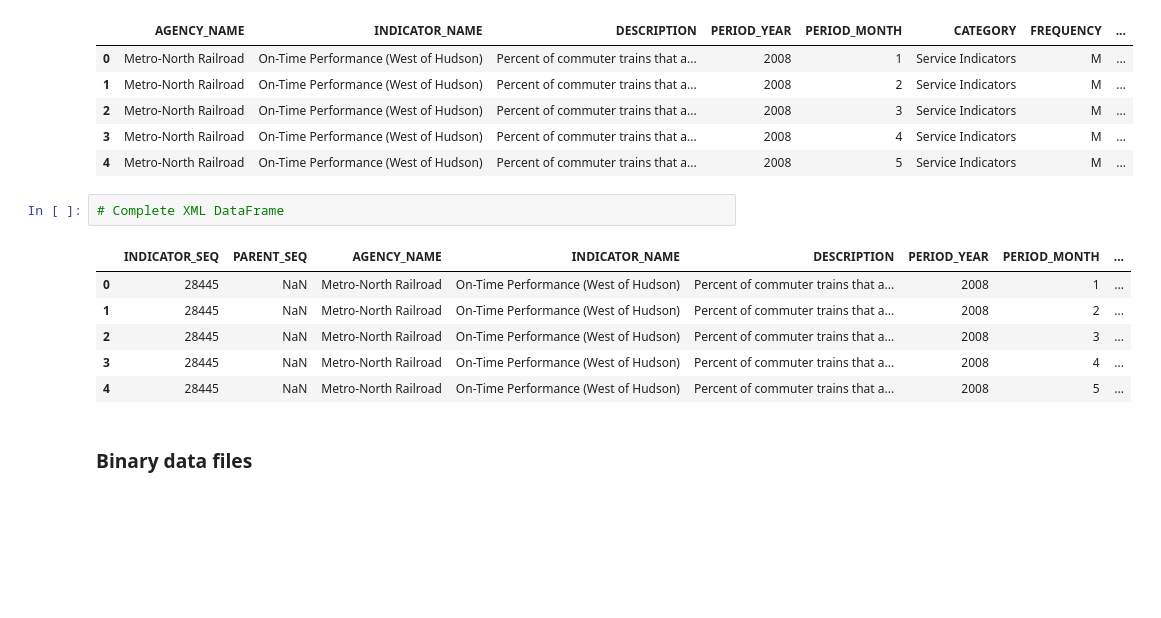
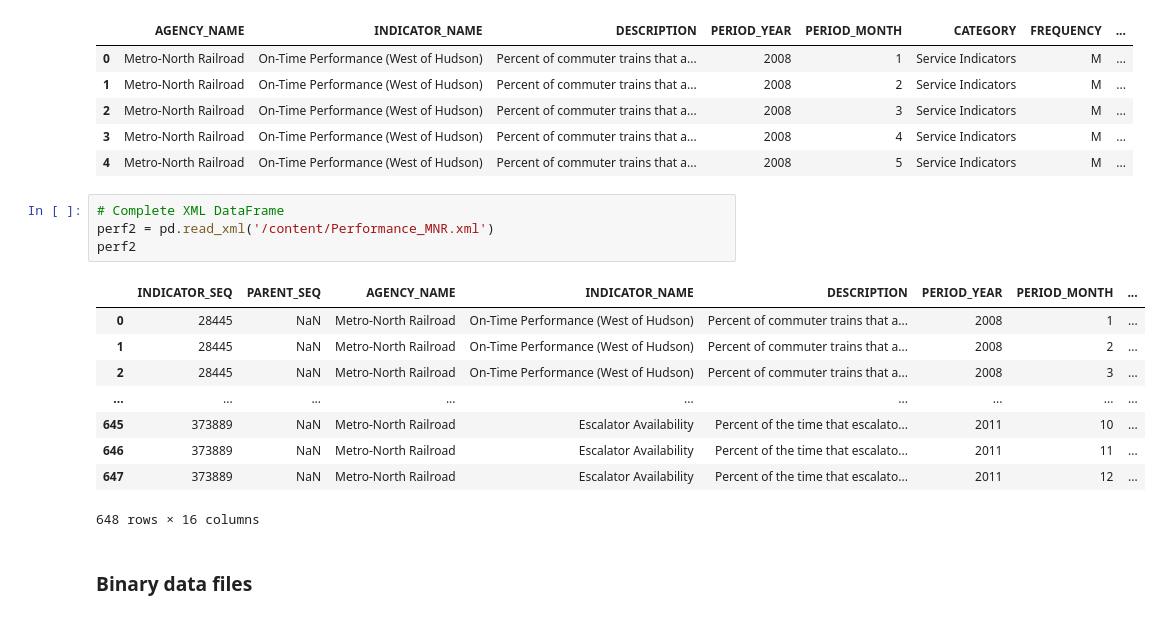
Before and after one commit to Kamarul891212/STQD6014_Data_Science_P132829, a Jupyter notebook: P132829_Week08_DataLoading_Storage_WC_20231129.ipynb, the cells around one changed output. Saved outputs shown, nothing was run; the diff lists cells and outputs as text; blank space fills up the shorter version.

```diff
--- a/P132829_Week08_DataLoading_Storage_WC_20231129.ipynb
+++ b/P132829_Week08_DataLoading_Storage_WC_20231129.ipynb
@@ -679,13 +686,18 @@ perf
 | 4 | Metro-North Railroad | On-Time Performance (West of Hudson) | Percent of commuter trains that a... | 2008 | 5 | Service Indicators | M | ... |
 # %%
 # Complete XML DataFrame
+perf2 = pd.read_xml('/content/Performance_MNR.xml')
+perf2
 # %% [output]
 |  | INDICATOR_SEQ | PARENT_SEQ | AGENCY_NAME | INDICATOR_NAME | DESCRIPTION | PERIOD_YEAR | PERIOD_MONTH | ... |
 | 0 | 28445 | NaN | Metro-North Railroad | On-Time Performance (West of Hudson) | Percent of commuter trains that a... | 2008 | 1 | ... |
 | 1 | 28445 | NaN | Metro-North Railroad | On-Time Performance (West of Hudson) | Percent of commuter trains that a... | 2008 | 2 | ... |
 | 2 | 28445 | NaN | Metro-North Railroad | On-Time Performance (West of Hudson) | Percent of commuter trains that a... | 2008 | 3 | ... |
-| 3 | 28445 | NaN | Metro-North Railroad | On-Time Performance (West of Hudson) | Percent of commuter trains that a... | 2008 | 4 | ... |
-| 4 | 28445 | NaN | Metro-North Railroad | On-Time Performance (West of Hudson) | Percent of commuter trains that a... | 2008 | 5 | ... |
+| ... | ... | ... | ... | ... | ... | ... | ... | ... |
+| 645 | 373889 | NaN | Metro-North Railroad | Escalator Availability | Percent of the time that escalato... | 2011 | 10 | ... |
+| 646 | 373889 | NaN | Metro-North Railroad | Escalator Availability | Percent of the time that escalato... | 2011 | 11 | ... |
+| 647 | 373889 | NaN | Metro-North Railroad | Escalator Availability | Percent of the time that escalato... | 2011 | 12 | ... |
+648 rows × 16 columns
 # %% [markdown]
 ### **Binary data files**
 # %%
```
Also changed, not shown: parts of 6 cells of this notebook.
